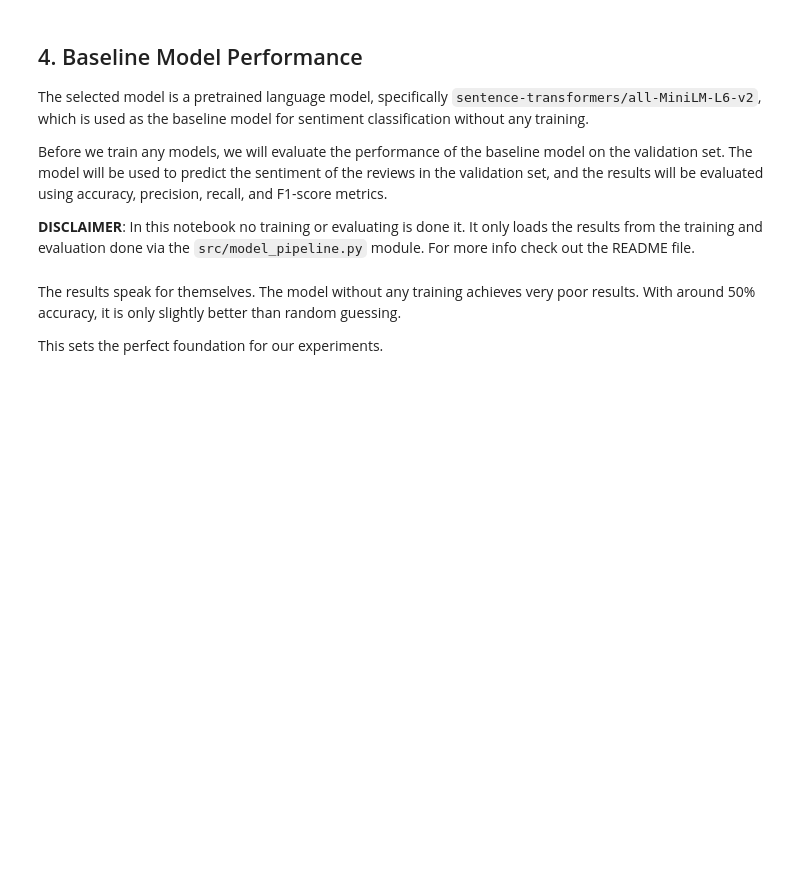
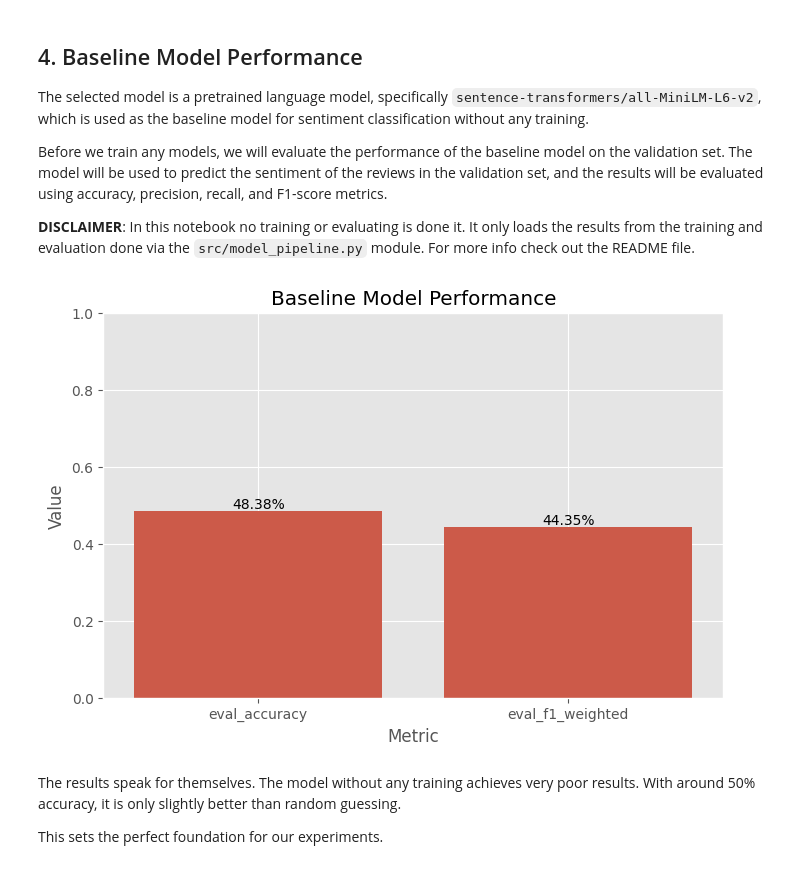
Before and after one commit to fhnw-ivy/npr-sentiment, a Jupyter notebook: notebooks/main.ipynb, the cells around one changed output. Cells and saved outputs as stored; diff of their text form; code cells hidden in the pictures; blank space fills up the shorter version.

```diff
--- a/notebooks/main.ipynb
+++ b/notebooks/main.ipynb
@@ -294,25 +351,30 @@ Before we train any models, we will evaluate the performance of the baseline mod
 # %%
 import json
 
 relevant_metrics = ['eval_accuracy', 'eval_precision', 'eval_recall', 'eval_f1_weighted']
 
 with open(f'{MODEL_DIR}/eval/eval_results.json') as file:
     baseline_data = json.load(file)
 
 metrics = [metric for metric in relevant_metrics if metric in baseline_data]
 values = [baseline_data[metric] for metric in metrics]
 
 fig, ax = plt.subplots(1, 1, figsize=(8, 5))
-ax.bar(metrics, values)
+sns.barplot(x=metrics, y=values, ax=ax)
+
+for p in ax.patches:
+    height = p.get_height()
+    ax.text(p.get_x() + p.get_width() / 2., height, f'{height*100:.2f}%', ha='center', va='bottom')
+
 ax.set_title('Baseline Model Performance')
 ax.set_xlabel('Metric')
 ax.set_ylabel('Value')
 ax.set_ylim(0, 1)
-ax.grid(True)
 
-plt.xticks(rotation=45, ha='right')
-plt.tight_layout()
+ax.grid(True, zorder=-1)
 plt.show()
+# %% [output]
+[figure, added]
 # %% [markdown]
 The results speak for themselves. The model without any training achieves very poor results. With around 50% accuracy, it is only slightly better than random guessing.
 
```
Also changed, not shown: parts of 17 cells of this notebook.
